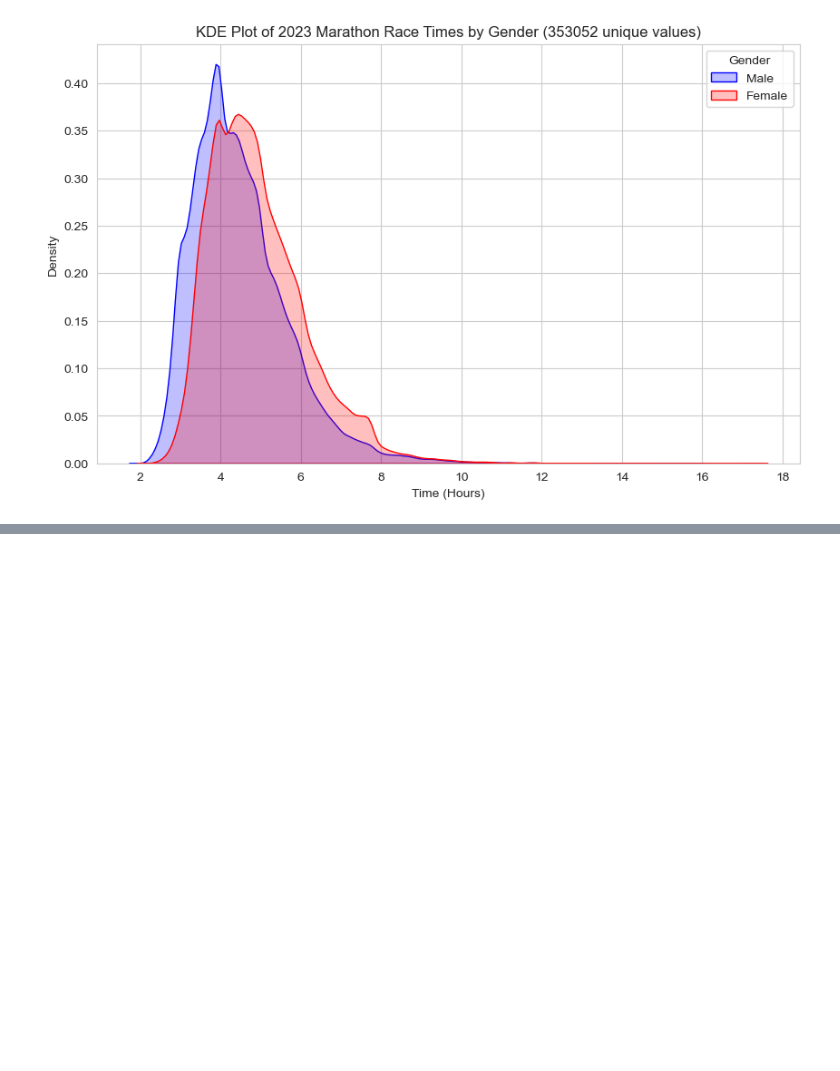
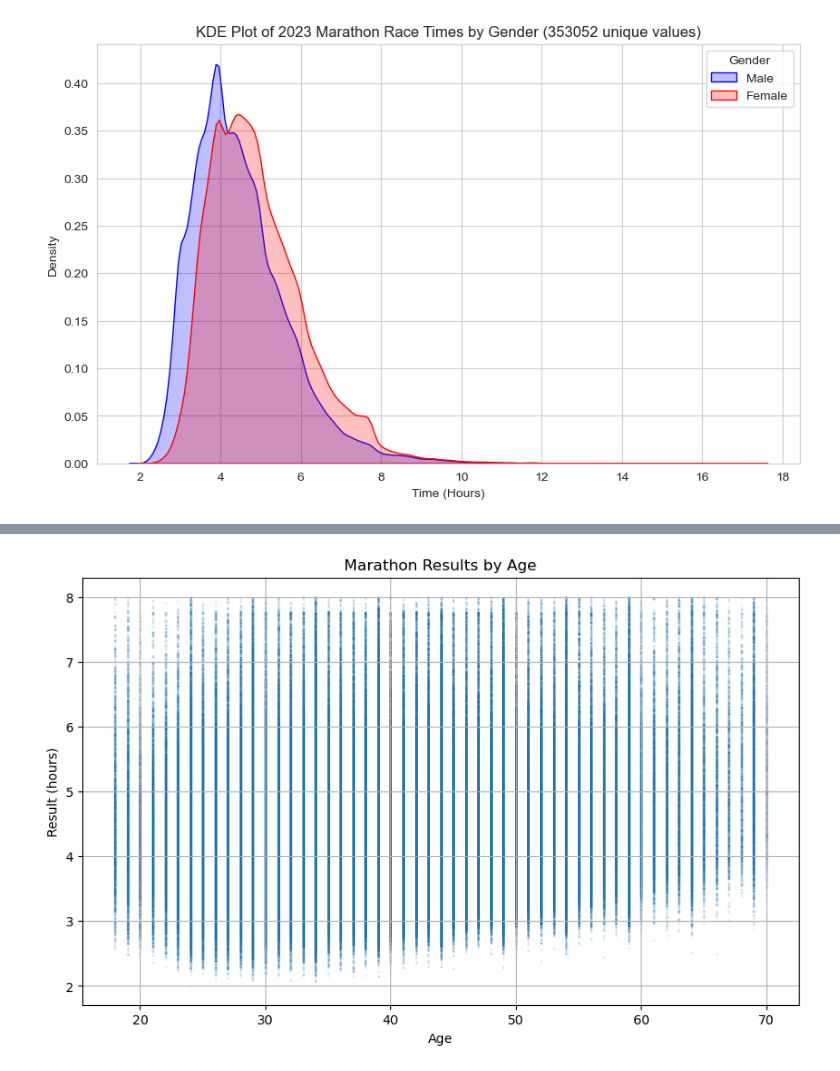
Before and after one commit to xtothell/marathontimes, a Jupyter notebook: Marathon3.ipynb, the cells around one changed output, grey strips where cells are left out. Saved outputs shown, nothing was run; the diff lists cells and outputs as text; code cells hidden in the pictures; blank space fills up the shorter version.

```diff
--- a/Marathon3.ipynb
+++ b/Marathon3.ipynb
@@ -105,0 +138,9 @@ plt.show()
+# %%
+filtered_df = df[
+    (df['Age'] >= 18) &
+    (df['Age'] <= 70) &
+    (df['Result_hr_numeric'] <= 8)
+]
+
+df = filtered_df
+df
@@ -105,0 +161,10 @@ plt.show()
+# %%
+plt.figure(figsize=(10, 6))
+plt.scatter(df['Age'], df['Result_hr_numeric'], alpha=0.1, s=1)
+plt.title('Marathon Results by Age')
+plt.xlabel('Age')
+plt.ylabel('Result (hours)')
+plt.grid(True)
+plt.show()
+# %% [output]
+[figure, added]
```
Also changed, not shown: parts of 10 cells of this notebook, 4 other files.
